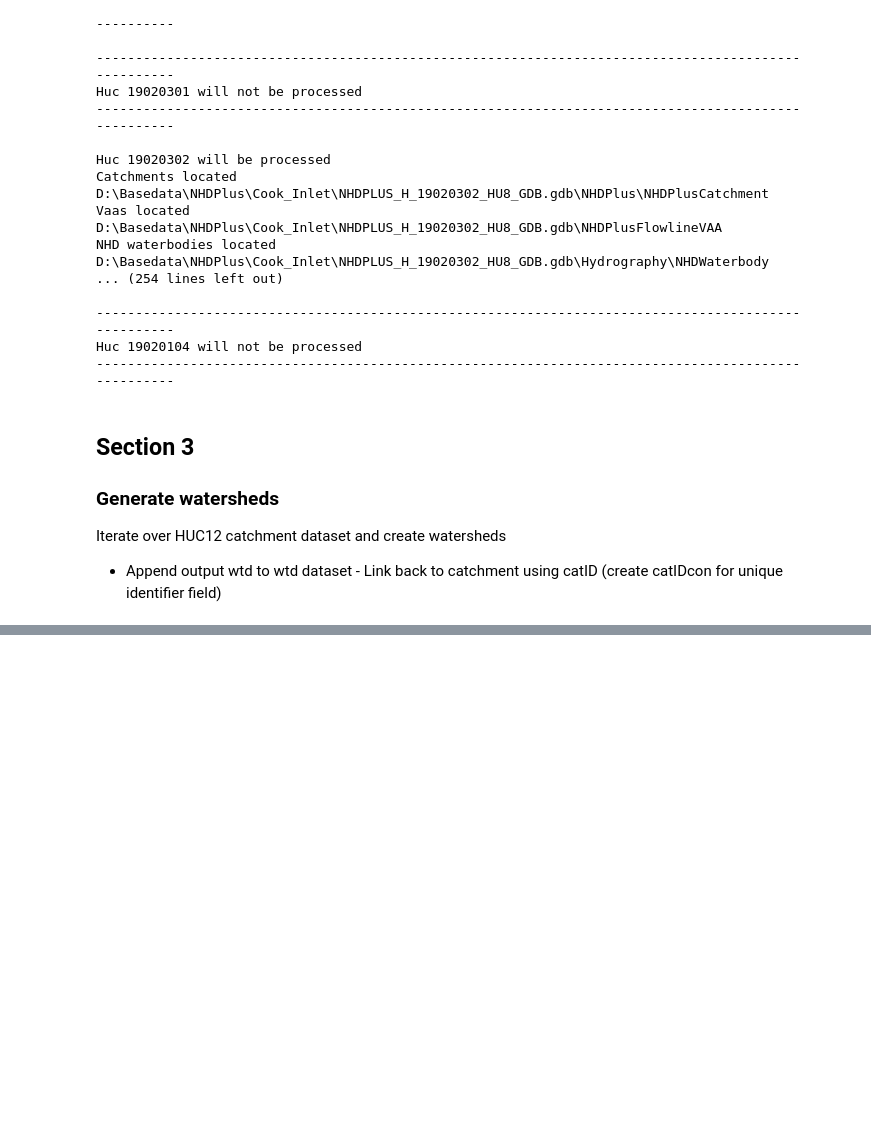
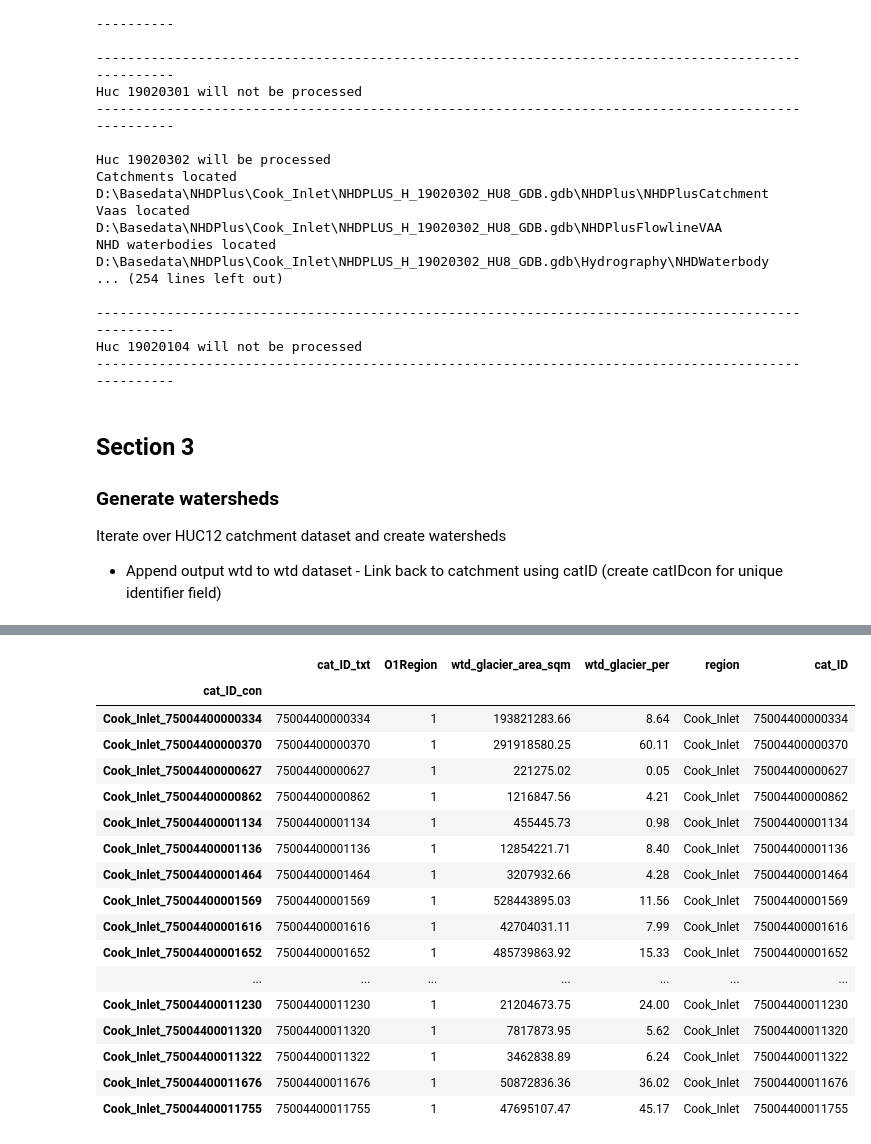
Before and after one commit to erinlarson/AKSSF, a Jupyter notebook: data_preparation/sensitivity_drivers/geomorphology/AKSSF_Huc12_prediction.ipynb, the cells around one changed output, grey strips where cells are left out. Saved outputs shown, nothing was run; the diff lists cells and outputs as text; code cells hidden in the pictures; blank space fills up the shorter version.

Commit message:
Complete script and run for VPU on Kenai only.  Need to modify so PWS will run but all NHD VPUs should run fine.  Have not yet qc'd outputs in GIS but table outputs look good at first glance.

```diff
--- a/data_preparation/sensitivity_drivers/geomorphology/AKSSF_Huc12_prediction.ipynb
+++ b/data_preparation/sensitivity_drivers/geomorphology/AKSSF_Huc12_prediction.ipynb
@@ -62,6 +62,7 @@ vpuDict = {}
 nhdPlusfol = r'D:\Basedata\NHDPlus'
 rois = ['Cook_Inlet','Copper_River']
 vpuList = []
+regDict = {}
 
 #NHD folders - Update to new data downloaded Nov 8, 2021
 for roi in rois:
@@ -76,9 +77,9 @@ for roi in rois:
     for gdb in gdbs:
         arcpy.env.workspace = gdb
         huc = gdb[-20:-12]
-        append_value(vpuDict,huc,gdb)
         print(huc)
         vpuList.append(huc)
+        append_value(vpuDict,huc,gdb)
         datasets = arcpy.ListDatasets(feature_type='feature')
         for ds in datasets:
             for fc in arcpy.ListFeatureClasses(feature_dataset=ds):
@@ -108,6 +109,7 @@ for roi in rois:
         vaapath = os.path.join(arcpy.env.workspace, "NHDPlusFlowlineVAA")
         #print(f'Vaa table at {vaapath} exists = {arcpy.Exists(vaapath)}')
         append_value(vpuDict,huc,vaapath)
+        append_value(vpuDict,huc,roi)
 # %% [output]
 ['D:\\Basedata\\NHDPlus\\Cook_Inlet\\NHDPLUS_H_19020202_HU8_GDB.gdb', 'D:\\Basedata\\NHDPlus\\Cook_Inlet\\NHDPLUS_H_19020301_HU8_GDB.gdb', 'D:\\Basedata\\NHDPlus\\Cook_Inlet\\NHDPLUS_H_19020302_HU8_GD ...
 19020202
@@ -372,0 +921,17 @@ Iterate over watersheds and calcate the following:
+# %%
+import pandas as pd
+pd.options.display.float_format = '{:.2f}'.format # only display 2 decimal places
+# list to store covariate data frames
+dfs = []
+# %%
+# Make watershed slope df
+wtd_sl_df = pd.DataFrame()
+wtd_sl_field_list = []
+for field in arcpy.ListFields(wtd_slope):
+    wtd_sl_field_list.append(field.name)
+wtd_sl_arr = arcpy.da.TableToNumPyArray(wtd_slope, wtd_sl_field_list)
+wtd_sl_df = pd.DataFrame(wtd_sl_arr)
+wtd_sl_df = wtd_sl_df.drop(["OBJECTID", "wtd_slope_ZONE_CODE"],axis=1)
+wtd_sl_df = wtd_sl_df.set_index('cat_ID_con')
+dfs.append(wtd_sl_df)
+wtd_sl_df
@@ -372,0 +953,12 @@ Iterate over watersheds and calcate the following:
+# %%
+# Make watershed lakes df
+wtd_lp_df = pd.DataFrame()
+wtd_lp_field_list = []
+for field in arcpy.ListFields(wtd_lp):
+    wtd_lp_field_list.append(field.name)
+wtd_lp_arr = arcpy.da.TableToNumPyArray(wtd_lp, wtd_lp_field_list)
+wtd_lp_df = pd.DataFrame(wtd_lp_arr)
+wtd_lp_df = wtd_lp_df.drop("OBJECTID",axis=1)
+wtd_lp_df = wtd_lp_df.set_index('cat_ID_con')
+dfs.append(wtd_lp_df)
+wtd_lp_df
@@ -372,0 +980,31 @@ Iterate over watersheds and calcate the following:
+# %%
+# Make watershed glacier df
+wtd_glac_df = pd.DataFrame()
+wtd_glac_field_list = []
+for field in arcpy.ListFields(wtd_glac):
+    wtd_glac_field_list.append(field.name)
+wtd_glac_arr = arcpy.da.TableToNumPyArray(wtd_glac, wtd_glac_field_list)
+wtd_glac_df = pd.DataFrame(wtd_glac_arr)
+wtd_glac_df = wtd_glac_df.drop("OBJECTID",axis=1)
+wtd_glac_df = wtd_glac_df.set_index('cat_ID_con')
+dfs.append(wtd_glac_df)
+wtd_glac_df
+# %% [output]
+|  | cat_ID_txt | O1Region | wtd_glacier_area_sqm | wtd_glacier_per | region | cat_ID |
+| cat_ID_con |  |  |  |  |  |  |
+| Cook_Inlet_75004400000334 | 75004400000334 | 1 | 193821283.66 | 8.64 | Cook_Inlet | 75004400000334 |
+| Cook_Inlet_75004400000370 | 75004400000370 | 1 | 291918580.25 | 60.11 | Cook_Inlet | 75004400000370 |
+| Cook_Inlet_75004400000627 | 75004400000627 | 1 | 221275.02 | 0.05 | Cook_Inlet | 75004400000627 |
+| Cook_Inlet_75004400000862 | 75004400000862 | 1 | 1216847.56 | 4.21 | Cook_Inlet | 75004400000862 |
+| Cook_Inlet_75004400001134 | 75004400001134 | 1 | 455445.73 | 0.98 | Cook_Inlet | 75004400001134 |
+| Cook_Inlet_75004400001136 | 75004400001136 | 1 | 12854221.71 | 8.40 | Cook_Inlet | 75004400001136 |
+| Cook_Inlet_75004400001464 | 75004400001464 | 1 | 3207932.66 | 4.28 | Cook_Inlet | 75004400001464 |
+| Cook_Inlet_75004400001569 | 75004400001569 | 1 | 528443895.03 | 11.56 | Cook_Inlet | 75004400001569 |
+| Cook_Inlet_75004400001616 | 75004400001616 | 1 | 42704031.11 | 7.99 | Cook_Inlet | 75004400001616 |
+| Cook_Inlet_75004400001652 | 75004400001652 | 1 | 485739863.92 | 15.33 | Cook_Inlet | 75004400001652 |
+| ... | ... | ... | ... | ... | ... | ... |
+| Cook_Inlet_75004400011230 | 75004400011230 | 1 | 21204673.75 | 24.00 | Cook_Inlet | 75004400011230 |
+| Cook_Inlet_75004400011320 | 75004400011320 | 1 | 7817873.95 | 5.62 | Cook_Inlet | 75004400011320 |
+| Cook_Inlet_75004400011322 | 75004400011322 | 1 | 3462838.89 | 6.24 | Cook_Inlet | 75004400011322 |
+| Cook_Inlet_75004400011676 | 75004400011676 | 1 | 50872836.36 | 36.02 | Cook_Inlet | 75004400011676 |
+| Cook_Inlet_75004400011755 | 75004400011755 | 1 | 47695107.47 | 45.17 | Cook_Inlet | 75004400011755 |
```
Also changed, not shown: parts of 17 cells of this notebook, 10 other files.
